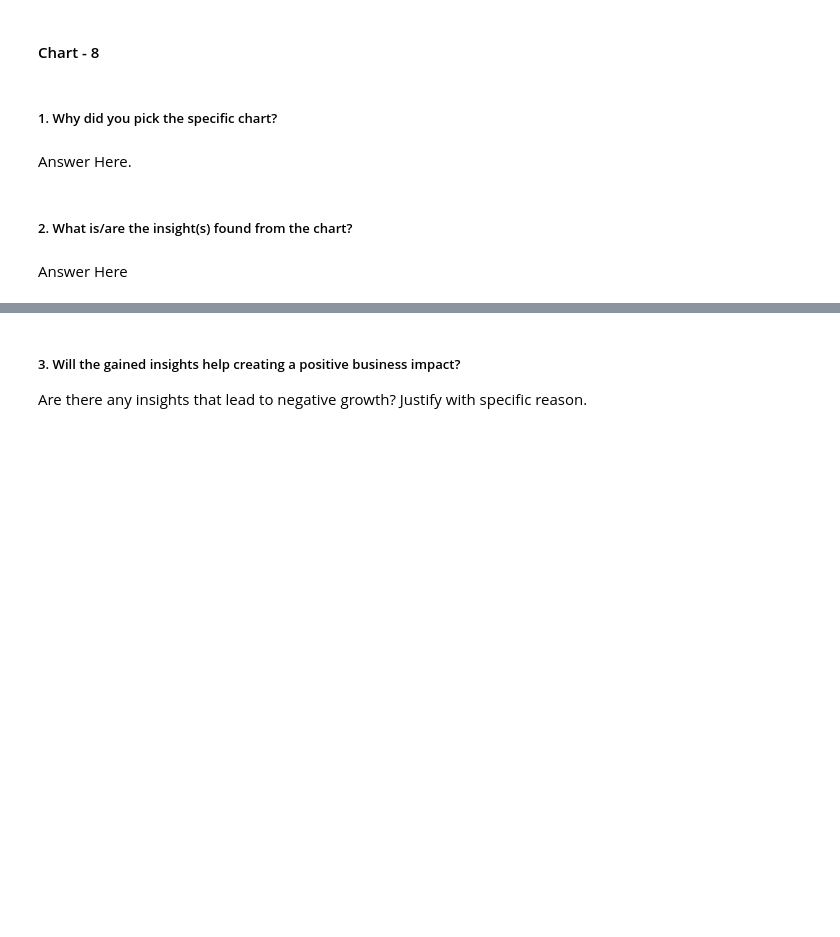
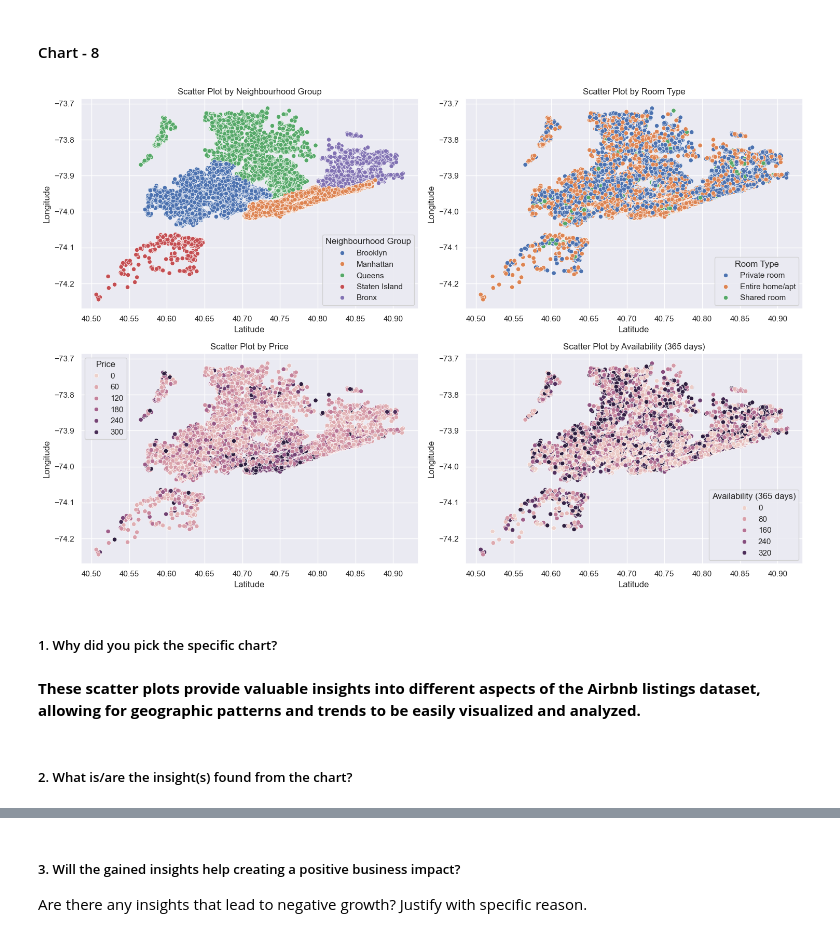
Before and after one commit to saifghostrider454/Airbnb-EDA, a Jupyter notebook: Airbnb.ipynb, the cells around one changed output, grey strips where cells are left out. Saved outputs shown, nothing was run; the diff lists cells and outputs as text; code cells hidden in the pictures; blank space fills up the shorter version.

```diff
--- a/Airbnb.ipynb
+++ b/Airbnb.ipynb
@@ -764,8 +880,48 @@ Answer Here
+# %%
+# Chart - 8 visualization code
+
+plt.figure(figsize=(15, 10))
+
+# Subplot 1: Scatter plot colored by neighbourhood_group
+plt.subplot(221)
+sns.scatterplot(x="latitude", y="longitude", hue="neighbourhood_group", data=df)
+plt.title('Scatter Plot by Neighbourhood Group')
+plt.xlabel('Latitude')
+plt.ylabel('Longitude')
+plt.legend(title='Neighbourhood Group')
+
+# Subplot 2: Scatter plot colored by room_type
+plt.subplot(222)
+sns.scatterplot(x="latitude", y="longitude", hue="room_type", data=df)
+plt.title('Scatter Plot by Room Type')
+plt.xlabel('Latitude')
+plt.ylabel('Longitude')
+plt.legend(title='Room Type')
+
+# Subplot 3: Scatter plot colored by price
+plt.subplot(223)
+sns.scatterplot(x="latitude", y="longitude", hue="price", data=df)
+plt.title('Scatter Plot by Price')
+plt.xlabel('Latitude')
+plt.ylabel('Longitude')
+plt.legend(title='Price')
+
+# Subplot 4: Scatter plot colored by availability_365
+plt.subplot(224)
+sns.scatterplot(x="latitude", y="longitude", hue="availability_365", data=df)
+plt.title('Scatter Plot by Availability (365 days)')
+plt.xlabel('Latitude')
+plt.ylabel('Longitude')
+plt.legend(title='Availability (365 days)')
+
+plt.tight_layout()  # Adjust subplot layout to avoid overlapping
+
+plt.show()
+# %% [output]
+[figure, added]
 # %% [markdown]
 ##### 1. Why did you pick the specific chart?
-# %% [markdown]
-Answer Here.
+# %% [markdown]
+**These scatter plots provide valuable insights into different aspects of the Airbnb listings dataset, allowing for geographic patterns and trends to be easily visualized and analyzed.**
 # %% [markdown]
 ##### 2. What is/are the insight(s) found from the chart?
-# %% [markdown]
-Answer Here
```
Also changed, not shown: parts of 47 cells of this notebook.
